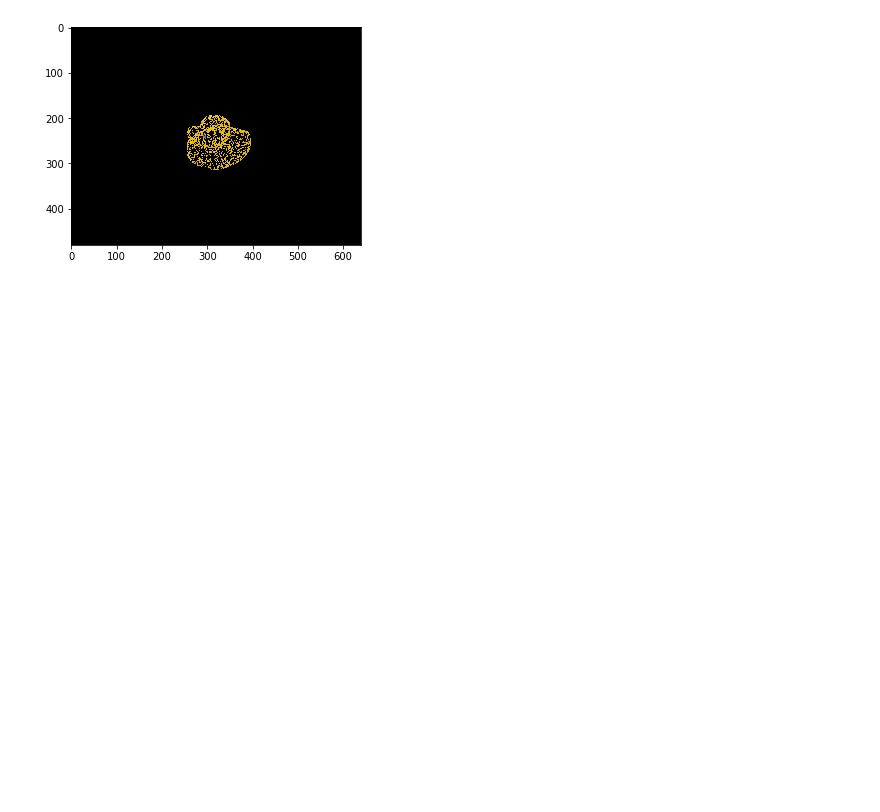
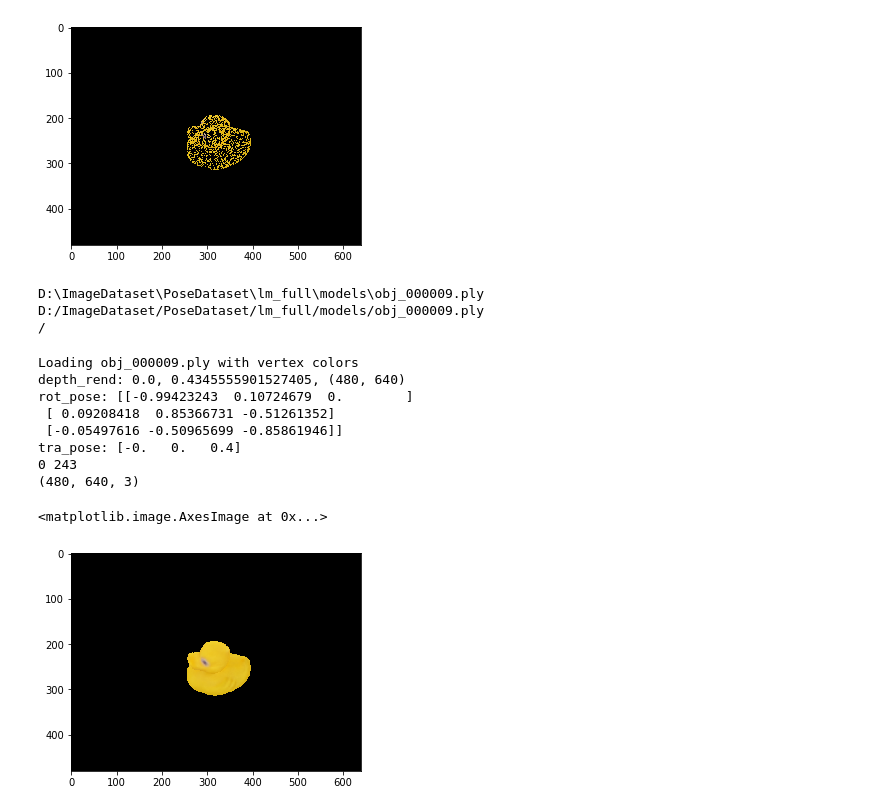
Before and after one commit to peytonhong/CVAE_Pose, a Jupyter notebook: augmentation_test.ipynb, the cells around one changed output. Cells and saved outputs as stored; diff of their text form; code cells hidden in the pictures; blank space fills up the shorter version.

Commit message:
add rendering

```diff
--- a/augmentation_test.ipynb
+++ b/augmentation_test.ipynb
@@ -295,3 +297,57 @@ D:\ImageDataset\PoseDataset\lm_full\train\000009\scene_gt.json
 [371 244]
 [0. 0. 0.]
 [figure]
+# %%
+# from rendering.renderer_xyz import Renderer
+from rendering.renderer_xyz import Renderer
+from rendering.model import Model3D
+def get_rendering(obj_model,rot_pose,tra_pose, ren):
+    ren.clear()
+    M=np.eye(4)
+    M[:3,:3]=rot_pose
+    M[:3,3]=tra_pose
+    ren.draw_model(obj_model, M)
+    img_r, depth_rend = ren.finish()
+    img_r = img_r[:,:,::-1] *255
+    vu_valid = np.where(depth_rend>0)
+#     bbox_gt = np.array([np.min(vu_valid[0]),np.min(vu_valid[1]),np.max(vu_valid[0]),np.max(vu_valid[1])])
+    bbox_gt = []
+    print(f'depth_rend: {np.min(depth_rend)}, {np.max(depth_rend)}, {depth_rend.shape}')
+    return img_r,depth_rend,bbox_gt
+# %%
+import os
+print(model_path)
+m_path = str(model_path)
+m_path = m_path.replace(os.sep, os.altsep)
+print(m_path)
+print(os.altsep)
+# %% [output]
+D:\ImageDataset\PoseDataset\lm_full\models\obj_000009.ply
+D:/ImageDataset/PoseDataset/lm_full/models/obj_000009.ply
+/
+# %%
+obj_model = Model3D()
+obj_model.load(m_path, scale=0.001)
+cam_K = np.array(cam_K).reshape((3,3))
+rot_pose = R
+tra_pose = T.reshape(-1) / 1000
+ren = Renderer((640,480),cam_K)
+ren.set_cam(cam_K)
+img_r,depth_rend,bbox_gt = get_rendering(obj_model,rot_pose,tra_pose,ren)
+img_r = img_r.astype(np.uint8)
+print(f'rot_pose: {rot_pose}')
+print(f'tra_pose: {tra_pose}')
+print(np.min(img_r), np.max(img_r))
+print(img_r.shape)
+plt.imshow(img_r)
+# %% [output]
+Loading obj_000009.ply with vertex colors
+depth_rend: 0.0, 0.4345555901527405, (480, 640)
+rot_pose: [[-0.99423243  0.10724679  0.        ]
+ [ 0.09208418  0.85366731 -0.51261352]
+ [-0.05497616 -0.50965699 -0.85861946]]
+tra_pose: [-0.   0.   0.4]
+0 243
+(480, 640, 3)
+<matplotlib.image.AxesImage at 0x...>
+[figure, added]
```
Also changed, not shown: parts of 6 cells of this notebook, 5 other files.
